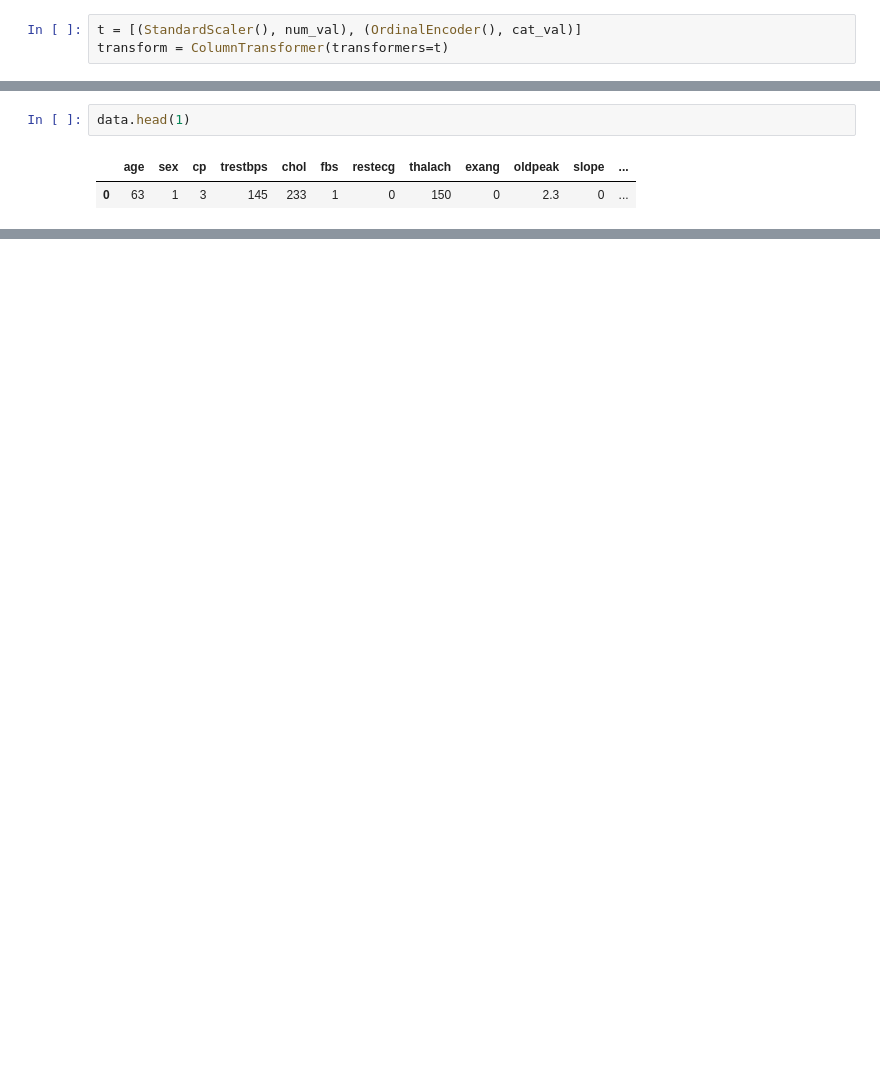
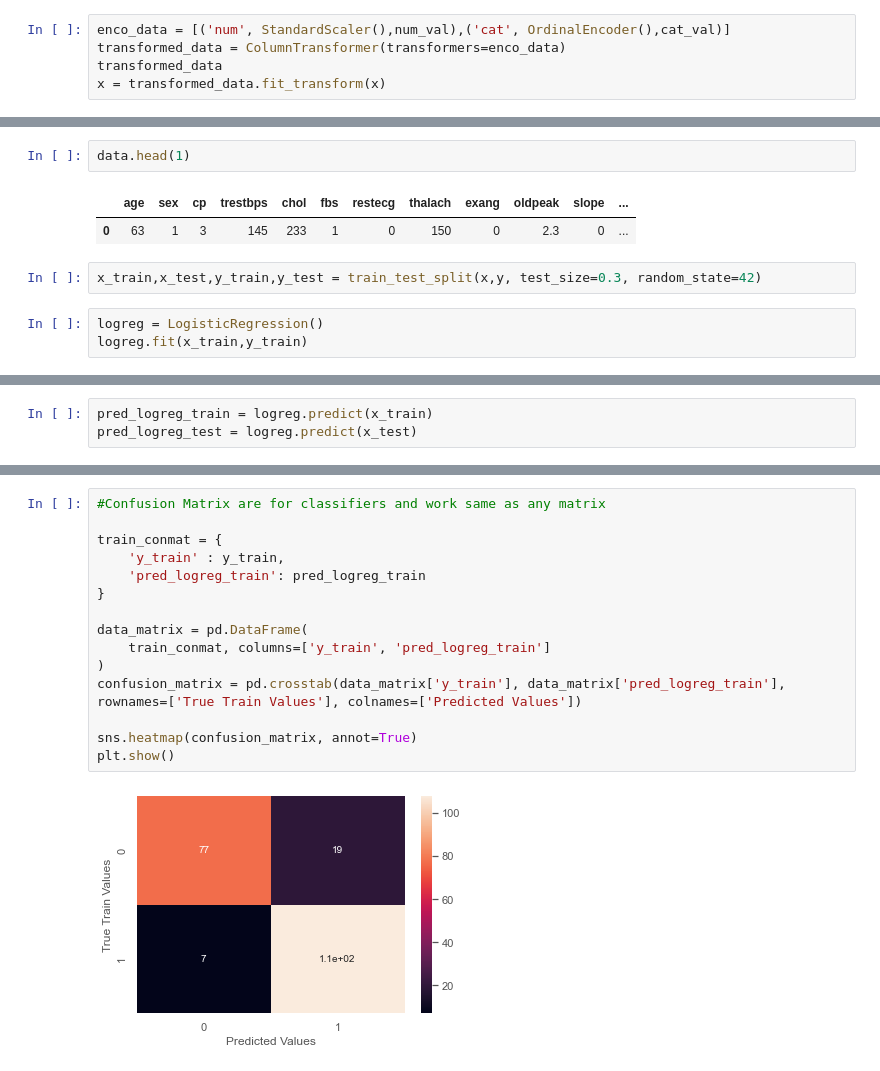
Before and after one commit to Omuk/Fullstack-Data-Analyst, a Jupyter notebook: Learning/code_examples/practice/practice_field.ipynb, the cells around one changed output, grey strips where cells are left out. Cells and saved outputs as stored; diff of their text form; blank space fills up the shorter version.

Commit message:
data

```diff
--- a/Learning/code_examples/practice/practice_field.ipynb
+++ b/Learning/code_examples/practice/practice_field.ipynb
@@ -78,5 +78,7 @@ sex_val = data.sex
 # transfo = [('num', StandardScaler(), num_val),('cat', OrdinalEncoder(), cat_val)]
 # transform = ColumnTransformer(transformers=transfo)
 # %%
-t = [(StandardScaler(), num_val), (OrdinalEncoder(), cat_val)]
-transform = ColumnTransformer(transformers=t)
+enco_data = [('num', StandardScaler(),num_val),('cat', OrdinalEncoder(),cat_val)]
+transformed_data = ColumnTransformer(transformers=enco_data)
+transformed_data
+x = transformed_data.fit_transform(x)
@@ -101,3 +99,8 @@ data.head(1)
 # %% [output]
 |  | age | sex | cp | trestbps | chol | fbs | restecg | thalach | exang | oldpeak | slope | ... |
 | 0 | 63 | 1 | 3 | 145 | 233 | 1 | 0 | 150 | 0 | 2.3 | 0 | ... |
+# %%
+x_train,x_test,y_train,y_test = train_test_split(x,y, test_size=0.3, random_state=42)
+# %%
+logreg = LogisticRegression()
+logreg.fit(x_train,y_train)
@@ -103,0 +109,3 @@ data.head(1)
+# %%
+pred_logreg_train = logreg.predict(x_train)
+pred_logreg_test = logreg.predict(x_test)
@@ -103,0 +124,17 @@ data.head(1)
+# %%
+#Confusion Matrix are for classifiers and work same as any matrix
+
+train_conmat = {
+    'y_train' : y_train,
+    'pred_logreg_train': pred_logreg_train
+}
+
+data_matrix = pd.DataFrame(
+    train_conmat, columns=['y_train', 'pred_logreg_train']
+)
+confusion_matrix = pd.crosstab(data_matrix['y_train'], data_matrix['pred_logreg_train'], rownames=['True Train Values'], colnames=['Predicted Values'])
+
+sns.heatmap(confusion_matrix, annot=True)
+plt.show()
+# %% [output]
+[figure, added]
```
Also changed, not shown: parts of 6 cells of this notebook.
